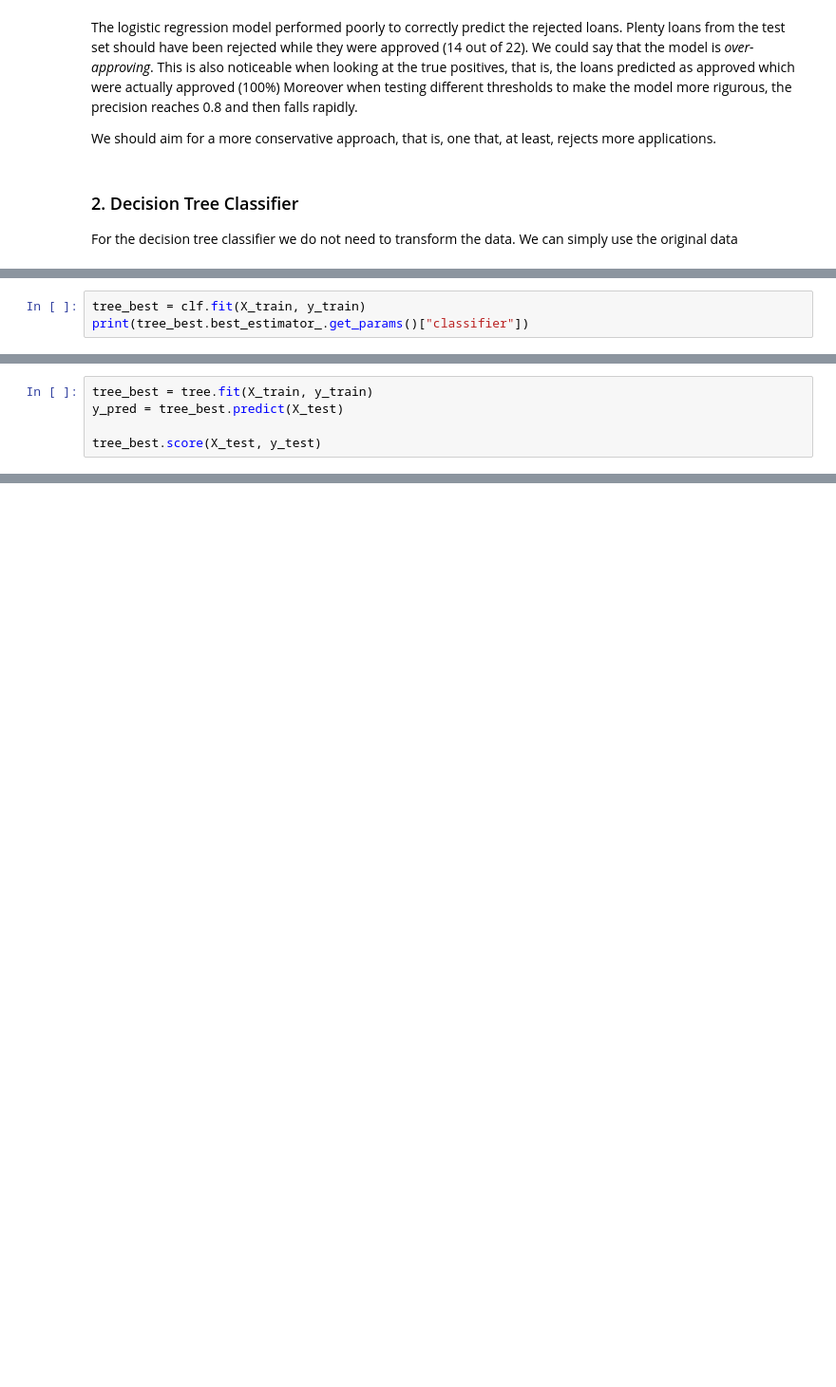
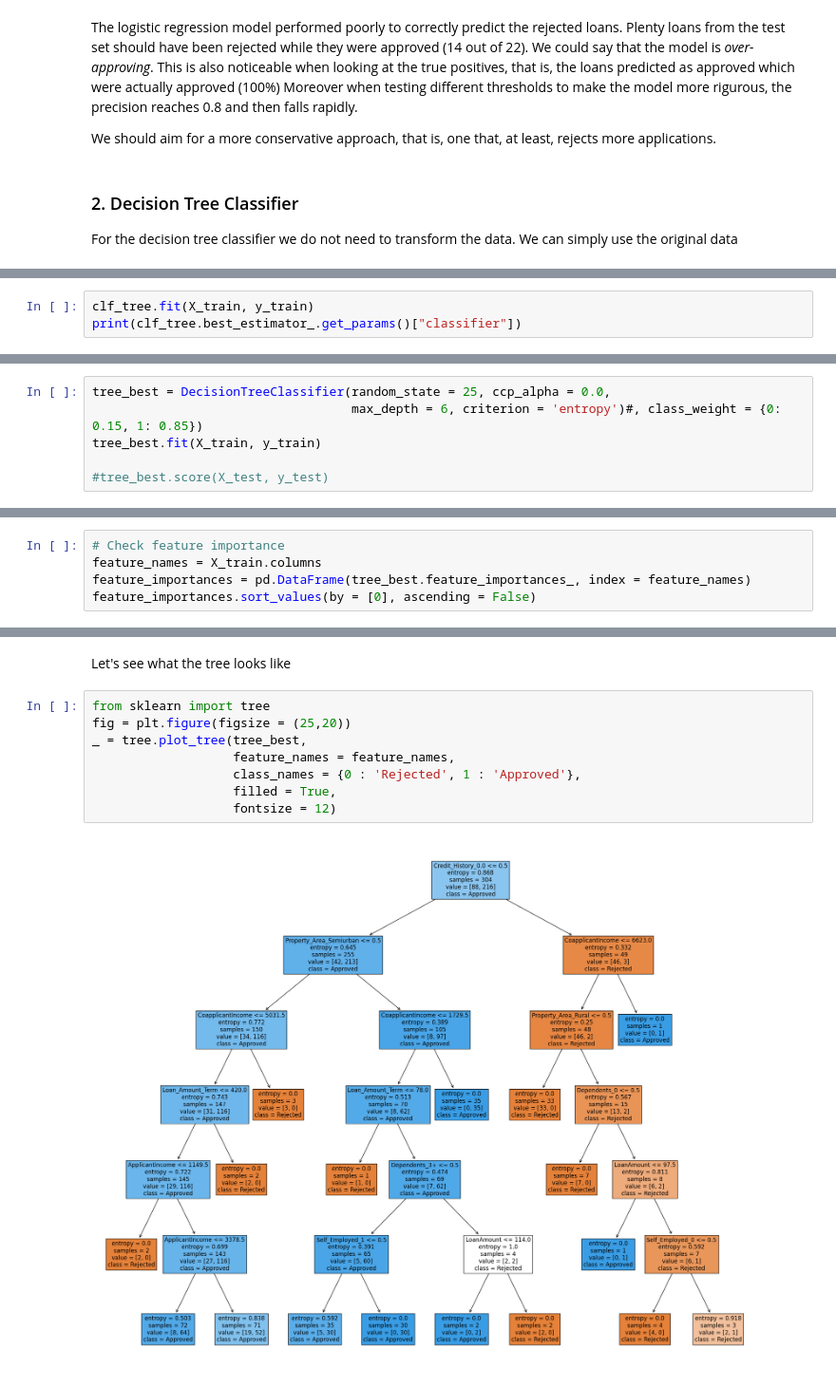
Before and after one commit to lucasph97/myPortfolio, a Jupyter notebook: #3 Loan status prediction - Python/model_fitting.ipynb, the cells around one changed output, grey strips where cells are left out. Shown at 95% size. Saved outputs shown, nothing was run; the diff lists cells and outputs as text; blank space fills up the shorter version.

```diff
--- a/#3 Loan status prediction - Python/model_fitting.ipynb
+++ b/#3 Loan status prediction - Python/model_fitting.ipynb
@@ -269,4 +285,4 @@ clf = GridSearchCV(pipe, search_space, cv = 10, verbose = 0, n_jobs = -1)
 # %%
-tree_best = clf.fit(X_train, y_train)
-print(tree_best.best_estimator_.get_params()["classifier"])
+clf_tree.fit(X_train, y_train)
+print(clf_tree.best_estimator_.get_params()["classifier"])
 # %% [output]
@@ -274,5 +290,0 @@ DecisionTreeClassifier(max_depth=1, random_state=25)
-# %%
-tree_best = tree.fit(X_train, y_train)
-y_pred = tree_best.predict(X_test)
-
-tree_best.score(X_test, y_test)
@@ -280,0 +298,6 @@ tree_best.score(X_test, y_test)
+# %%
+tree_best = DecisionTreeClassifier(random_state = 25, ccp_alpha = 0.0,
+                                   max_depth = 6, criterion = 'entropy')#, class_weight = {0: 0.15, 1: 0.85})
+tree_best.fit(X_train, y_train)
+
+#tree_best.score(X_test, y_test)
@@ -280,0 +306,5 @@ tree_best.score(X_test, y_test)
+# %%
+# Check feature importance
+feature_names = X_train.columns
+feature_importances = pd.DataFrame(tree_best.feature_importances_, index = feature_names)
+feature_importances.sort_values(by = [0], ascending = False)
@@ -280,0 +329,12 @@ tree_best.score(X_test, y_test)
+# %% [markdown]
+Let's see what the tree looks like
+# %%
+from sklearn import tree
+fig = plt.figure(figsize = (25,20))
+_ = tree.plot_tree(tree_best,
+                   feature_names = feature_names,
+                   class_names = {0 : 'Rejected', 1 : 'Approved'},
+                   filled = True,
+                   fontsize = 12)
+# %% [output]
+[figure, added]
```
Also changed, not shown: parts of 66 cells of this notebook, 5 other files.
